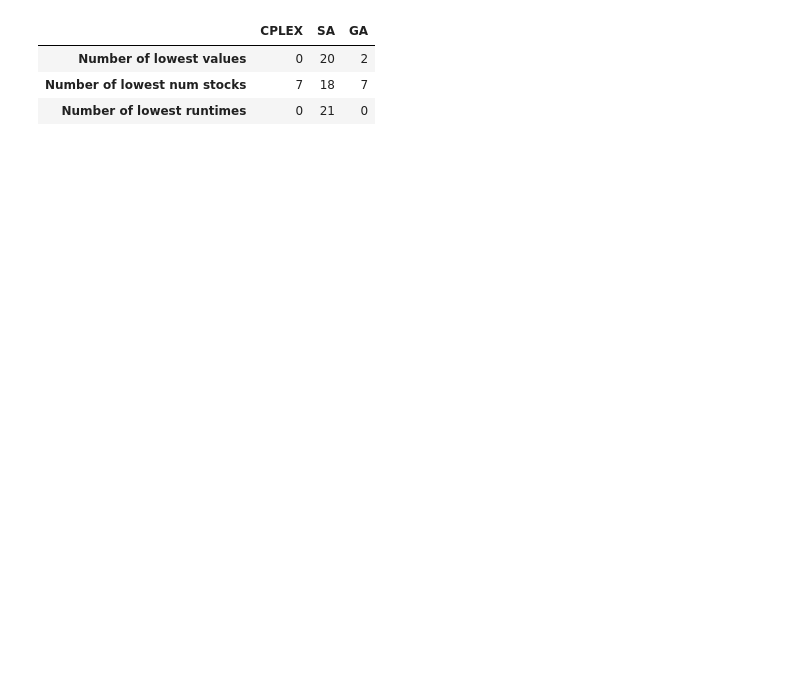
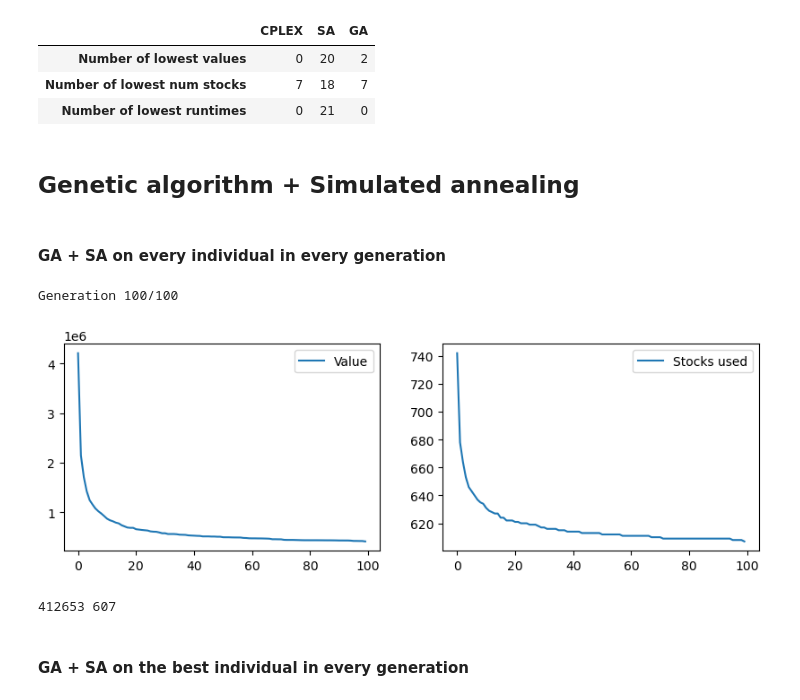
Before and after one commit to MilenkovicMaja/csp_optimization, a Jupyter notebook: csp.ipynb, the cells around one changed output. Cells and saved outputs as stored; diff of their text form; code cells hidden in the pictures; blank space fills up the shorter version.

```diff
--- a/csp.ipynb
+++ b/csp.ipynb
@@ -546,16 +546,16 @@ class Individual:
         self.fitness, self.num_stocks = calc_solution_value(self.code)
 # %%
 def ga(orders:    list[int],
-       selection: Callable[[list[Individual], Individual], Individual],
-       crossover: Callable[[Individual, Individual, Individual, Individual], None],
-       mutation:  Callable[[Individual], None],
-       plot: bool,
-       POPULATION_SIZE: int,
-       MC_OPTION: str,
-       CROSSOVER_PROB: float,
-       MUTATION_PROB: float,
-       NUM_ITERS: int,
-       ELITISM_SIZE: int,
+       selection: Callable[[list[Individual], Individual], Individual] = tournament_selection,
+       crossover: Callable[[Individual, Individual, Individual, Individual], None] = generalized_order_crossover,
+       mutation:  Callable[[Individual], None] = mutation_swap,
+       plot: bool = False,
+       POPULATION_SIZE: int = 100,
+       MC_OPTION: str = 'FIXED',
+       CROSSOVER_PROB: float = 0.85,
+       MUTATION_PROB: float = 0.07,
+       NUM_ITERS: int = 100,
+       ELITISM_SIZE: int = 4,
        sum_best_solutions: list[int] = None,
        sum_num_stocks: list[int] = None
       ):
@@ -1448,3 +1450,7 @@ lowest_count_df
 | Number of lowest values | 0 | 20 | 2 |
 | Number of lowest num stocks | 7 | 18 | 7 |
 | Number of lowest runtimes | 0 | 21 | 0 |
+# %% [markdown]
+## Genetic algorithm + Simulated annealing
+# %% [markdown]
+#### GA + SA on every individual in every generation
@@ -1450,0 +1531,10 @@ lowest_count_df
+# %%
+orders = read_instance('test_instances/test_instance_20.csp')
+_, value, num_stocks = ga_plus_sa(orders, plot=True)
+print(value, num_stocks)
+# %% [output]
+Generation 100/100
+[figure, added]
+412653 607
+# %% [markdown]
+#### GA + SA on the best individual in every generation
```
Also changed, not shown: parts of 7 cells of this notebook.
